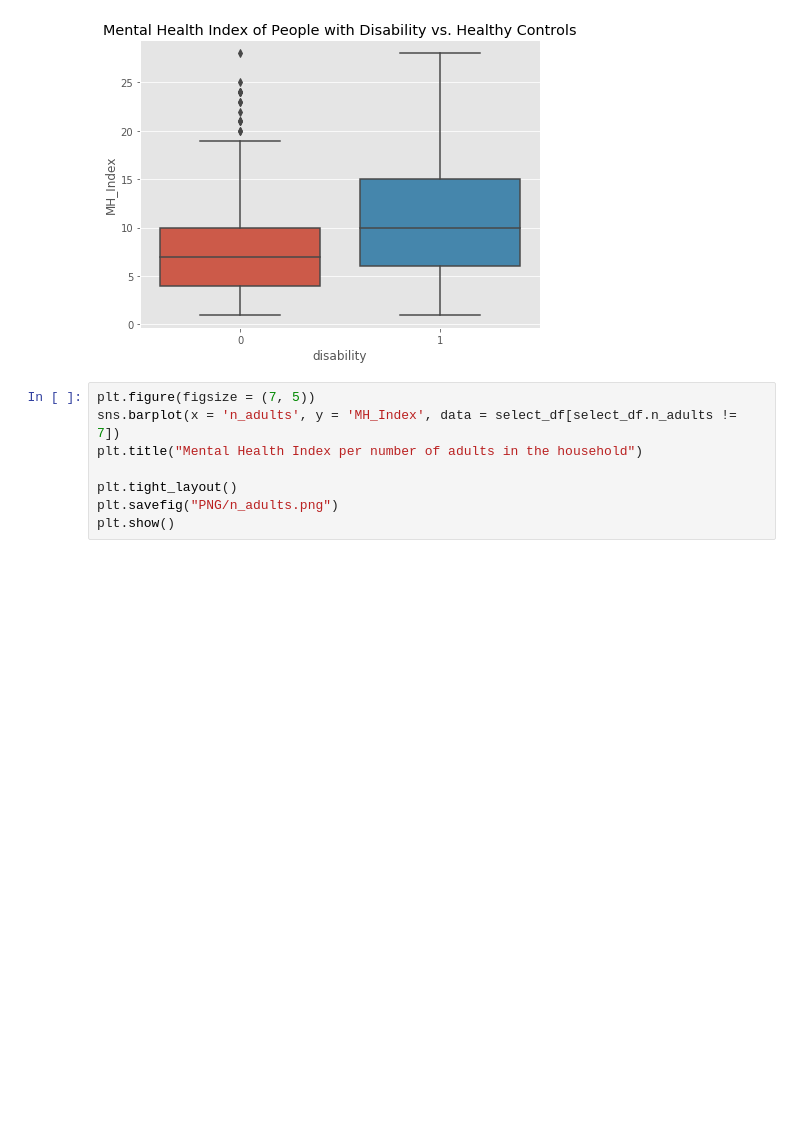
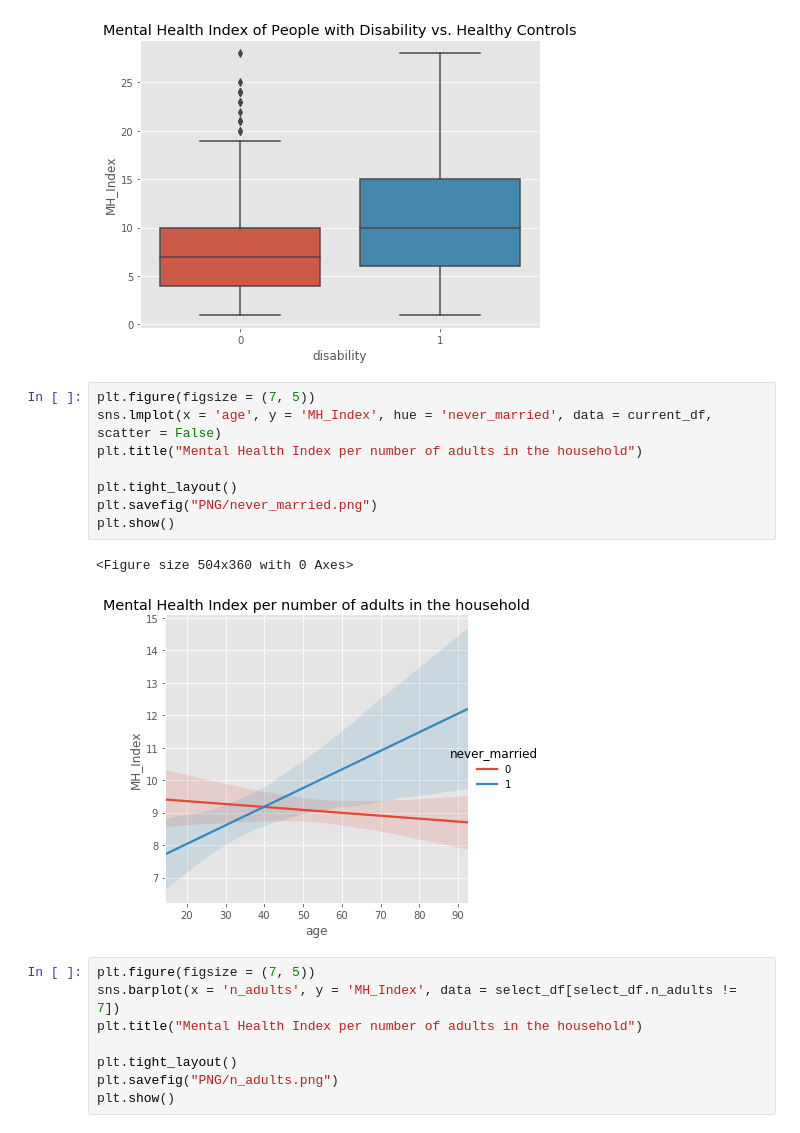
Before and after one commit to stereopickle/mental_health_index, a Jupyter notebook: 001.Linear_Regression_NHANES_data.ipynb, the cells around one changed output. Cells and saved outputs as stored; diff of their text form; blank space fills up the shorter version.

```diff
--- a/001.Linear_Regression_NHANES_data.ipynb
+++ b/001.Linear_Regression_NHANES_data.ipynb
@@ -1458,6 +1481,17 @@ plt.savefig("PNG/disability.png")
 plt.show()
 # %% [output]
 [figure]
+# %%
+plt.figure(figsize = (7, 5))
+sns.lmplot(x = 'age', y = 'MH_Index', hue = 'never_married', data = current_df, scatter = False)
+plt.title("Mental Health Index per number of adults in the household")
+
+plt.tight_layout()
+plt.savefig("PNG/never_married.png")
+plt.show()
+# %% [output]
+<Figure size 504x360 with 0 Axes>
+[figure, added]
 # %%
 plt.figure(figsize = (7, 5))
 sns.barplot(x = 'n_adults', y = 'MH_Index', data = select_df[select_df.n_adults != 7])
```
Also changed, not shown: parts of 12 cells of this notebook, 2 other files.
